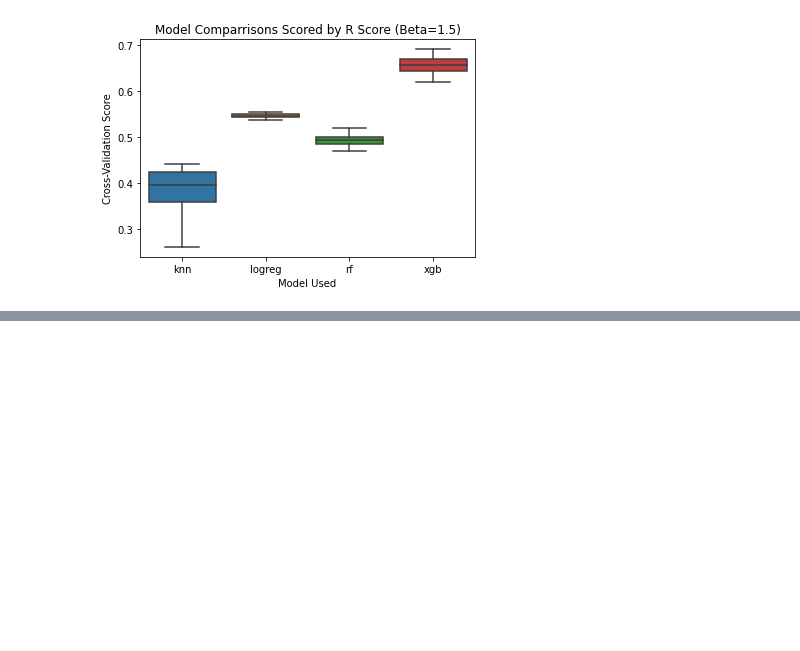
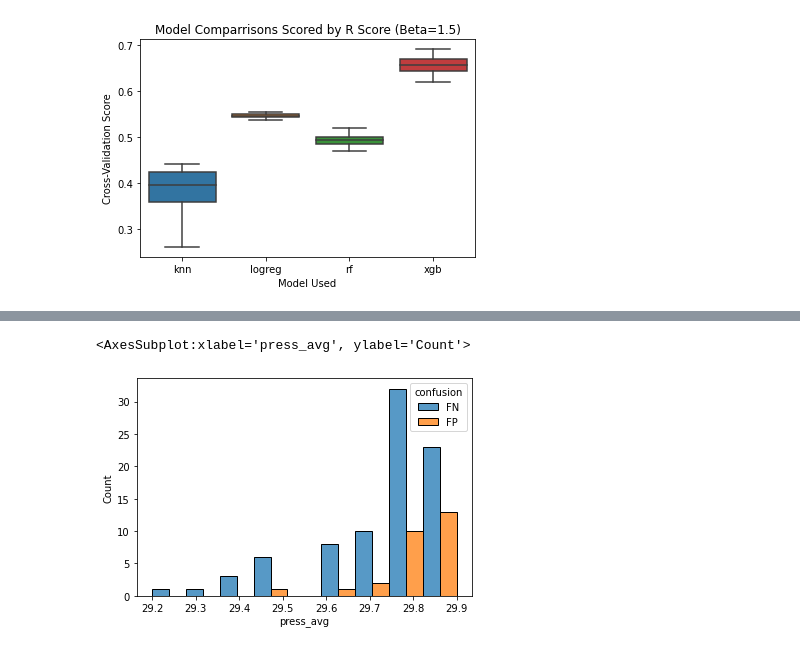
Before and after one commit to aauyeung19/Metis-Project-3, a Jupyter notebook: lib/model_eval.ipynb, the cells around one changed output, grey strips where cells are left out. Saved outputs shown, nothing was run; the diff lists cells and outputs as text; code cells hidden in the pictures; blank space fills up the shorter version.

```diff
--- a/lib/model_eval.ipynb
+++ b/lib/model_eval.ipynb
@@ -307,0 +232,29 @@ Name: 0, dtype: object
+# %%
+def get_confusion_type(y_true, y_preds):
+    """
+    Returns result of prediction, TP/TN/FN/FP
+    args:
+        y_true (series): array of true values
+        y_preds (series): array of predictions
+    returns:
+        result (list): list of confusion types
+    """
+    result = []
+    for y, y_p in zip(y_true, y_preds):
+        if y == y_p and y==1:
+            result.append('TP')
+        elif y == y_p and y==0:
+            result.append('TN')
+        elif y != y_p and y==1:
+            result.append('FN')
+        else:
+            result.append('FP')
+    return result
+
+perform['confusion'] = get_confusion_type(perform['y_true'], perform['vote_preds'])
+# %%
+p_df = perform[(perform.press_avg<30) & (perform.correct_preds==0)]
+sns.histplot(x='press_avg', hue='confusion', data=p_df, multiple='dodge')
+# %% [output]
+<AxesSubplot:xlabel='press_avg', ylabel='Count'>
+[figure, added]
```
Also changed, not shown: parts of 29 cells of this notebook.
